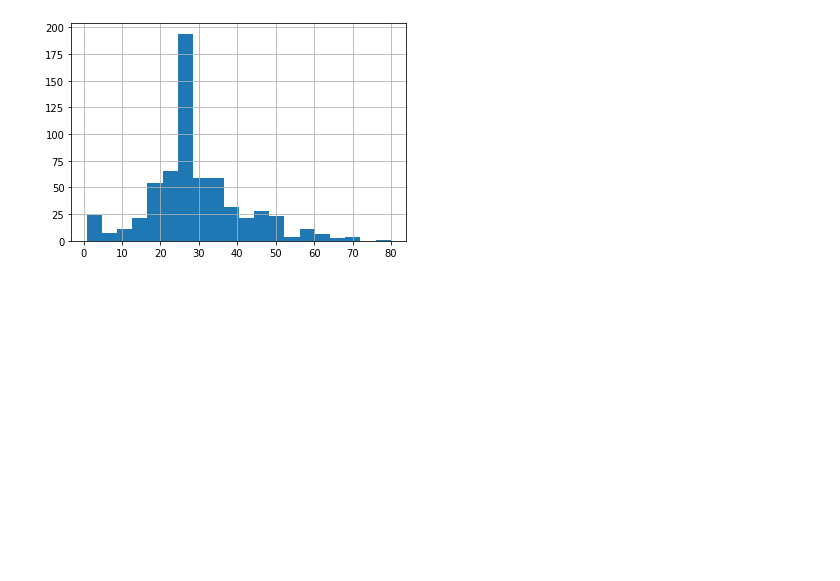
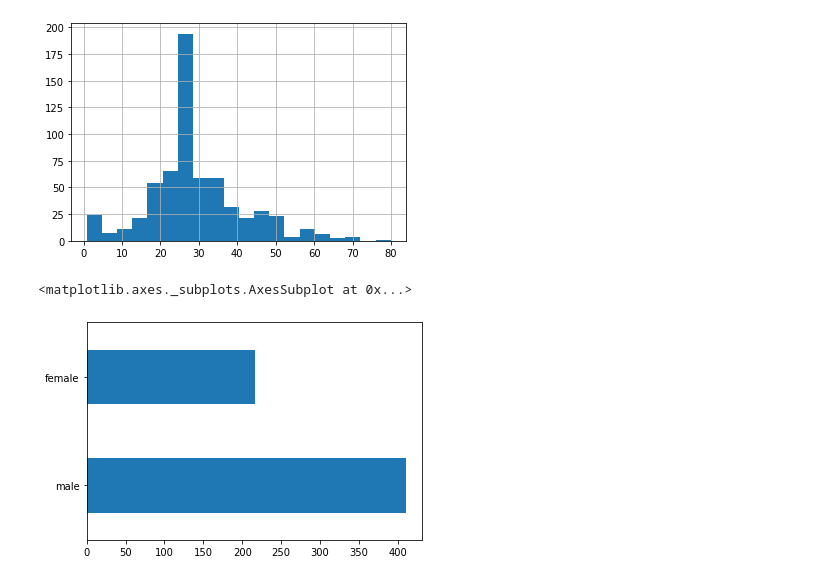
Before and after one commit to Thamognya/Programming-Notes, a Jupyter notebook: freecodecamp/tensorflow/TensorflowTutorialNotes2.ipynb, the cells around one changed output. Saved outputs shown, nothing was run; the diff lists cells and outputs as text; code cells hidden in the pictures; blank space fills up the shorter version.

```diff
--- a/freecodecamp/tensorflow/TensorflowTutorialNotes2.ipynb
+++ b/freecodecamp/tensorflow/TensorflowTutorialNotes2.ipynb
@@ -131,8 +131,8 @@ dfeval.head()
 | 3 | 1 | female | 55.0 | 0 | 0 | 16.0000 | Second | unknown | Southampton | ... |
 | 4 | 1 | male | 34.0 | 0 | 0 | 13.0000 | Second | D | Southampton | ... |
 # %%
-ytrain = dftrain.pop('survived') # removed and stored survided in ytain
-yeval = dfeval.pop('survived') # removed and stroed survived in yeval
+y_train = dftrain.pop('survived') # removed and stored survided in ytain
+y_eval = dfeval.pop('survived') # removed and stroed survived in yeval
 # %%
 dftrain.head()
 # %% [output]
@@ -176,3 +176,8 @@ dftrain.age.hist(bins=20)
 # %% [output]
 <matplotlib.axes._subplots.AxesSubplot at 0x...>
 [figure]
+# %%
+dftrain.sex.value_counts().plot(kind='barh')
+# %% [output]
+<matplotlib.axes._subplots.AxesSubplot at 0x...>
+[figure, added]
```
Also changed, not shown: parts of 12 cells of this notebook, 1 other file.
